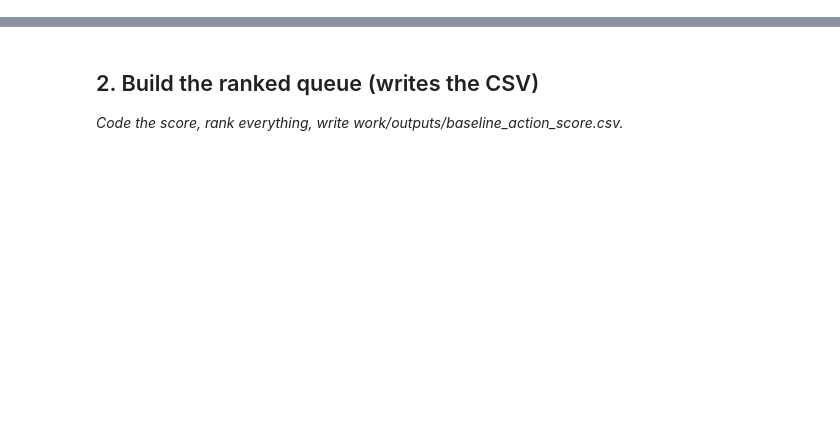
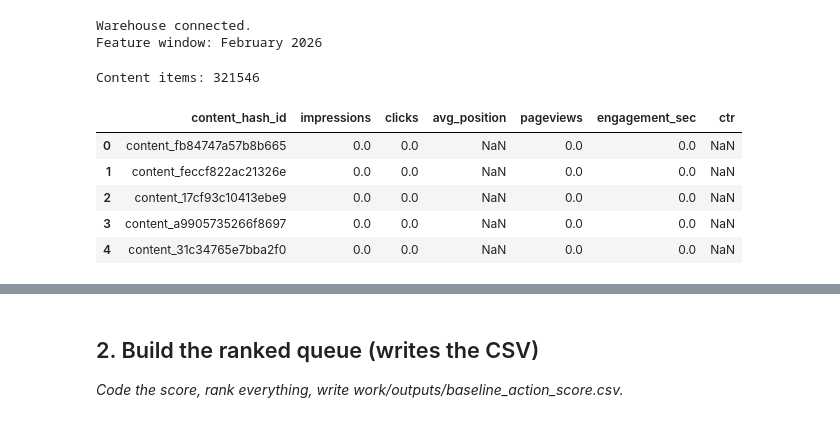
Before and after one commit to CipherSunaina02/Flyrank-ml-internship, a Jupyter notebook: work/notebooks/w04_baseline_score.ipynb, the cells around one changed output, grey strips where cells are left out. Cells and saved outputs as stored; diff of their text form; code cells hidden in the pictures; blank space fills up the shorter version.

```diff
--- a/work/notebooks/w04_baseline_score.ipynb
+++ b/work/notebooks/w04_baseline_score.ipynb
@@ -12,0 +72,54 @@ This skeleton is yours to fill. Work the sections **in order** — each one has
+# %%
+import duckdb
+import pandas as pd
+import numpy as np
+
+from google.colab import userdata
+
+HF_TOKEN = userdata.get("HF_TOKEN")
+
+con = duckdb.connect()
+
+con.execute(
+    "CREATE OR REPLACE SECRET hf (TYPE HUGGINGFACE, TOKEN ?)",
+    [HF_TOKEN]
+)
+
+FACT = "hf://datasets/FlyRank/internship-warehouse/fact_content_daily_performance"
+FEB = f"{FACT}/month=2026-02/*.parquet"
+
+print("Warehouse connected.")
+print("Feature window: February 2026")
+# %% [output]
+Warehouse connected.
+Feature window: February 2026
+# %%
+df = con.sql(f"""
+SELECT
+    content_hash_id,
+    SUM(COALESCE(gsc_impressions, 0)) AS impressions,
+    SUM(COALESCE(gsc_clicks, 0)) AS clicks,
+    AVG(gsc_avg_position) AS avg_position,
+    SUM(COALESCE(ga4_pageviews, 0)) AS pageviews,
+    SUM(COALESCE(ga4_total_engagement_sec, 0)) AS engagement_sec
+FROM read_parquet('{FEB}')
+WHERE content_hash_id IS NOT NULL
+GROUP BY content_hash_id
+""").df()
+
+df["ctr"] = np.where(
+    df["impressions"] > 0,
+    df["clicks"] / df["impressions"],
+    np.nan
+)
+
+print("Content items:", len(df))
+df.head()
+# %% [output]
+Content items: 321546
+|  | content_hash_id | impressions | clicks | avg_position | pageviews | engagement_sec | ctr |
+| 0 | content_fb84747a57b8b665 | 0.0 | 0.0 | NaN | 0.0 | 0.0 | NaN |
+| 1 | content_feccf822ac21326e | 0.0 | 0.0 | NaN | 0.0 | 0.0 | NaN |
+| 2 | content_17cf93c10413ebe9 | 0.0 | 0.0 | NaN | 0.0 | 0.0 | NaN |
+| 3 | content_a9905735266f8697 | 0.0 | 0.0 | NaN | 0.0 | 0.0 | NaN |
+| 4 | content_31c34765e7bba2f0 | 0.0 | 0.0 | NaN | 0.0 | 0.0 | NaN |
```
Also changed, not shown: parts of 14 cells of this notebook.
